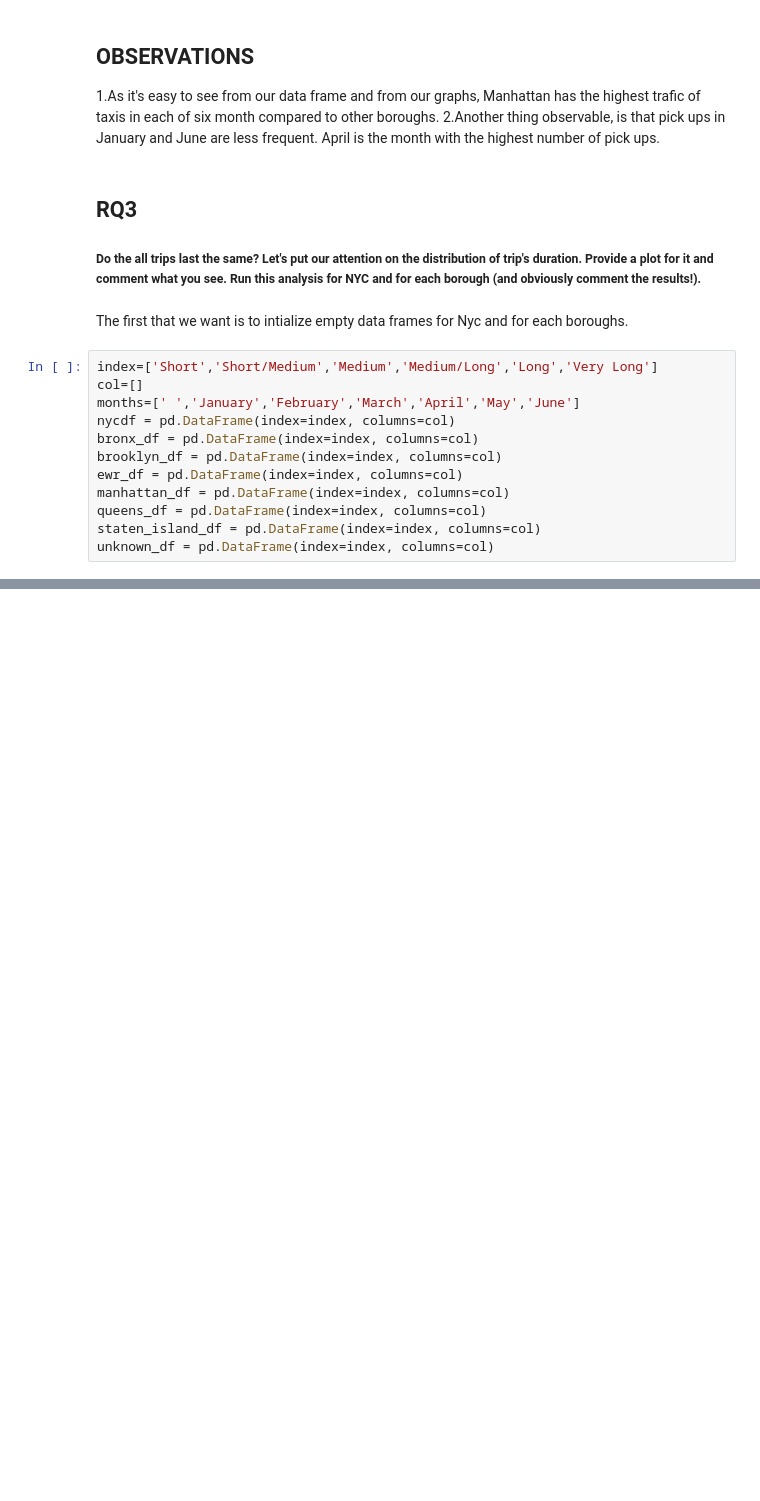
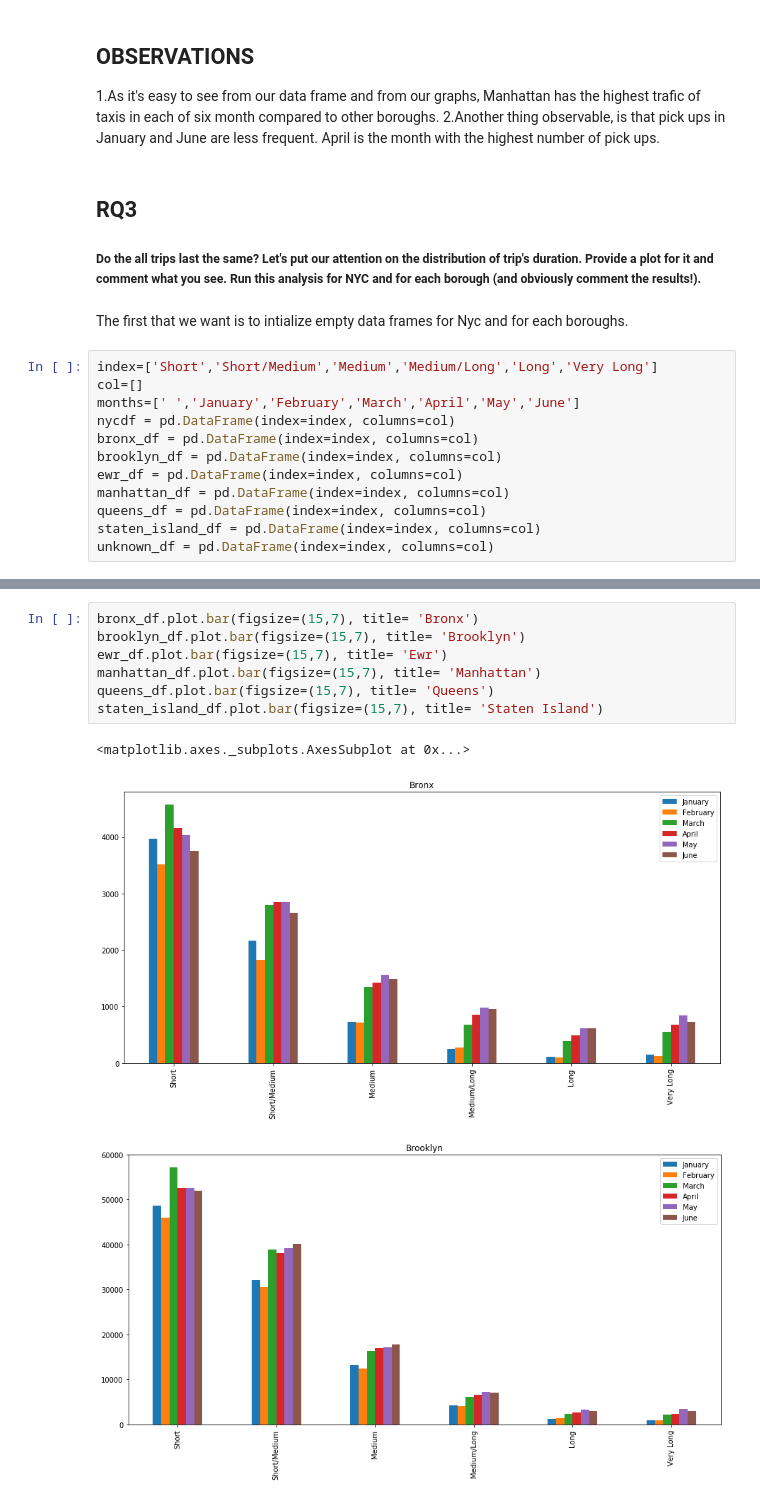
Before and after one commit to EgonFerri/ADM-HM2, a Jupyter notebook: HMW2_OFFICIALFILE.ipynb, the cells around one changed output, grey strips where cells are left out. Drawn from its saved outputs; the diff is of its cells as text; blank space fills up the shorter version.

```diff
--- a/HMW2_OFFICIALFILE.ipynb
+++ b/HMW2_OFFICIALFILE.ipynb
@@ -374,0 +528,11 @@ unknown_df = pd.DataFrame(index=index, columns=col)
+# %%
+bronx_df.plot.bar(figsize=(15,7), title= 'Bronx')
+brooklyn_df.plot.bar(figsize=(15,7), title= 'Brooklyn')
+ewr_df.plot.bar(figsize=(15,7), title= 'Ewr')
+manhattan_df.plot.bar(figsize=(15,7), title= 'Manhattan')
+queens_df.plot.bar(figsize=(15,7), title= 'Queens')
+staten_island_df.plot.bar(figsize=(15,7), title= 'Staten Island')
+# %% [output]
+<matplotlib.axes._subplots.AxesSubplot at 0x...>
+[figure, added]
+[figure, added]
```
Also changed, not shown: parts of 11 cells of this notebook.
